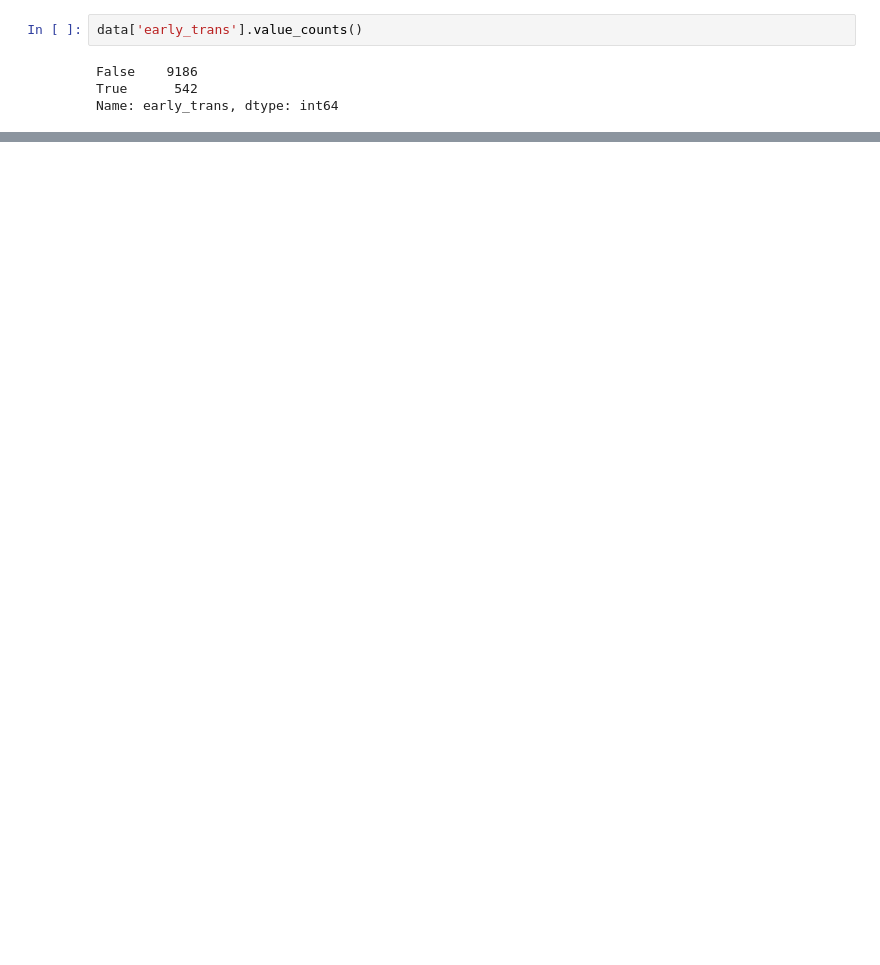
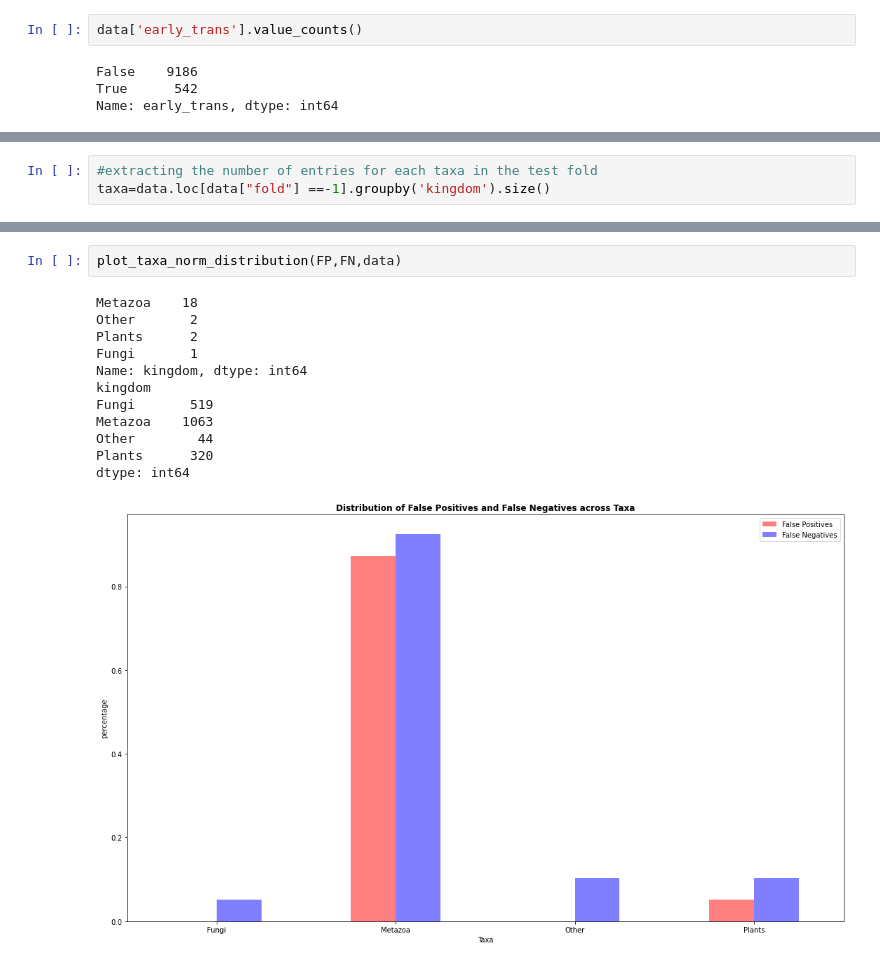
Before and after one commit to alirammal-ux/Signal_Peptide_Predictor, a Jupyter notebook: Error_Analysis/analysis_pred.ipynb, the cells around one changed output, grey strips where cells are left out. Saved outputs shown, nothing was run; the diff lists cells and outputs as text; blank space fills up the shorter version.

```diff
--- a/Error_Analysis/analysis_pred.ipynb
+++ b/Error_Analysis/analysis_pred.ipynb
@@ -94,0 +152,3 @@ Name: early_trans, dtype: int64
+# %%
+#extracting the number of entries for each taxa in the test fold
+taxa=data.loc[data["fold"] ==-1].groupby('kingdom').size()
@@ -167,0 +300,15 @@ Helix_presence(FP,data)
+# %%
+plot_taxa_norm_distribution(FP,FN,data)
+# %% [output]
+Metazoa    18
+Other       2
+Plants      2
+Fungi       1
+Name: kingdom, dtype: int64
+kingdom
+Fungi       519
+Metazoa    1063
+Other        44
+Plants      320
+dtype: int64
+[figure, added]
```
Also changed, not shown: parts of 34 cells of this notebook, 33 other files.
